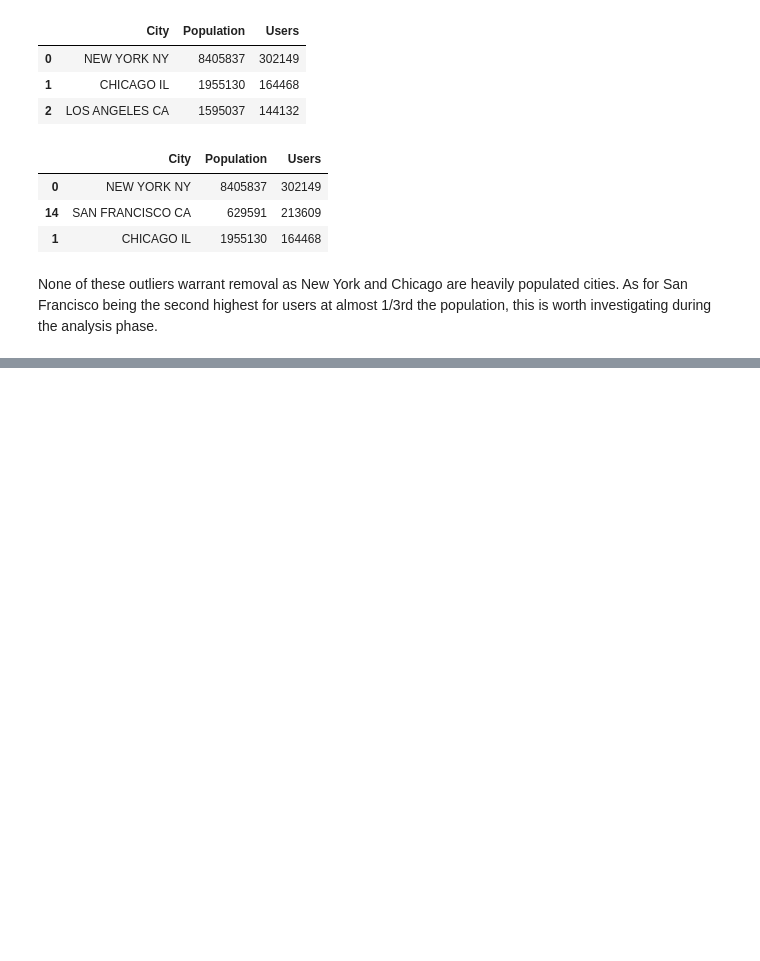
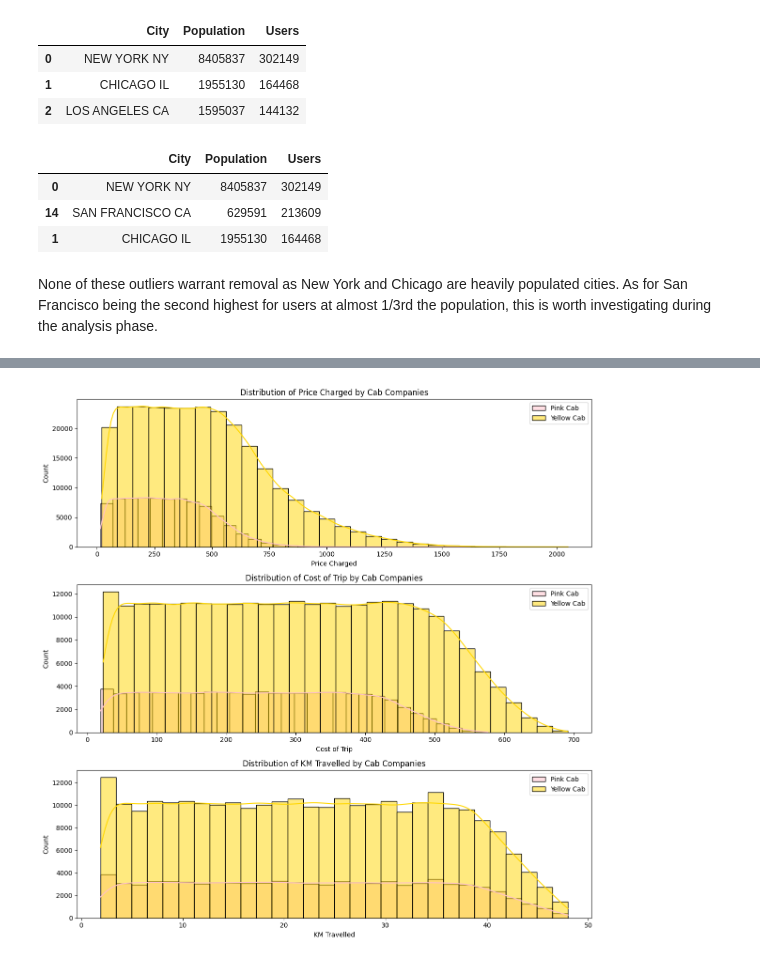
Before and after one commit to matthewiversen/data-glacier-internship, a Jupyter notebook: week-2/notebook.ipynb, the cells around one changed output, grey strips where cells are left out. Saved outputs shown, nothing was run; the diff lists cells and outputs as text; code cells hidden in the pictures; blank space fills up the shorter version.

```diff
--- a/week-2/notebook.ipynb
+++ b/week-2/notebook.ipynb
@@ -386,0 +454,31 @@ None of these outliers warrant removal as New York and Chicago are heavily popul
+# %%
+plt.figure(figsize=(12, 12))
+
+# Histogram for Price Charged
+plt.subplot(3, 1, 1)
+for company, color in [('Pink Cab', 'pink'), ('Yellow Cab', 'gold')]:
+    subset = cab_data[cab_data['Company'] == company]
+    sb.histplot(subset['Price Charged'], kde=True, label=company, bins=30, color=color)
+plt.title('Distribution of Price Charged by Cab Companies')
+plt.legend()
+
+# Histogram for Cost of Trip
+plt.subplot(3, 1, 2)
+for company, color in [('Pink Cab', 'pink'), ('Yellow Cab', 'gold')]:
+    subset = cab_data[cab_data['Company'] == company]
+    sb.histplot(subset['Cost of Trip'], kde=True, label=company, bins=30, color=color)
+plt.title('Distribution of Cost of Trip by Cab Companies')
+plt.legend()
+
+# Histogram for KM Travelled
+plt.subplot(3, 1, 3)
+for company, color in [('Pink Cab', 'pink'), ('Yellow Cab', 'gold')]:
+    subset = cab_data[cab_data['Company'] == company]
+    sb.histplot(subset['KM Travelled'], kde=True, label=company, bins=30, color=color)
+plt.title('Distribution of KM Travelled by Cab Companies')
+plt.legend()
+
+plt.tight_layout()
+plt.show()
+# %% [output]
+[figure, added]
```
Also changed, not shown: parts of 10 cells of this notebook.
